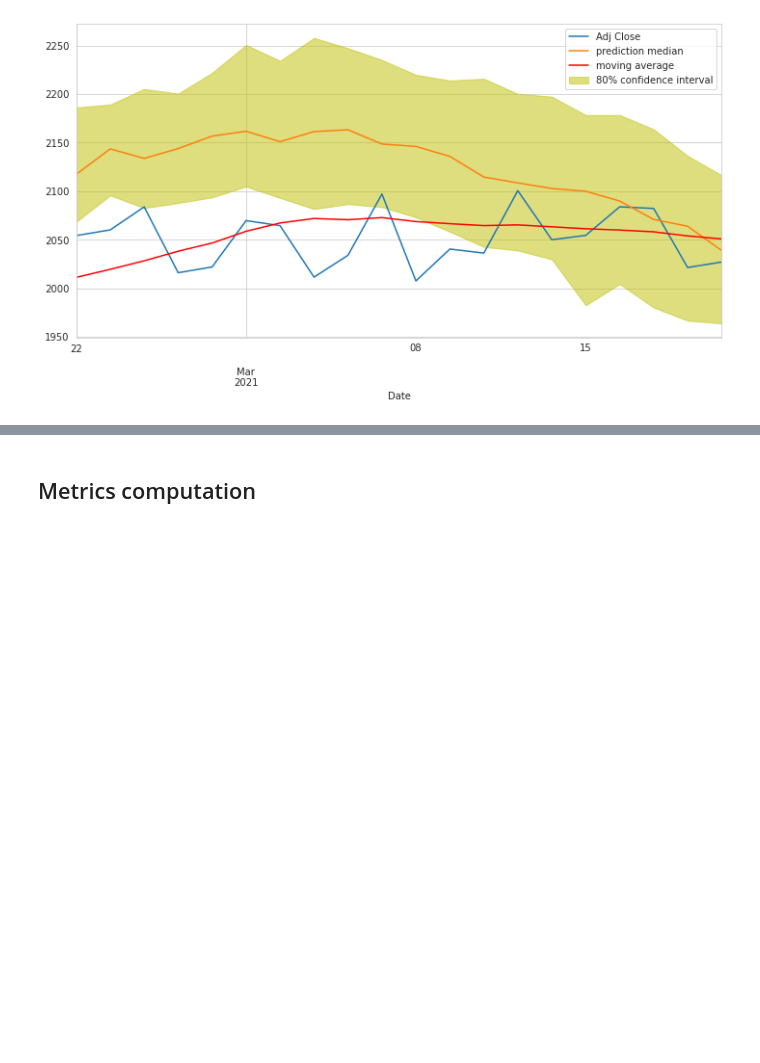
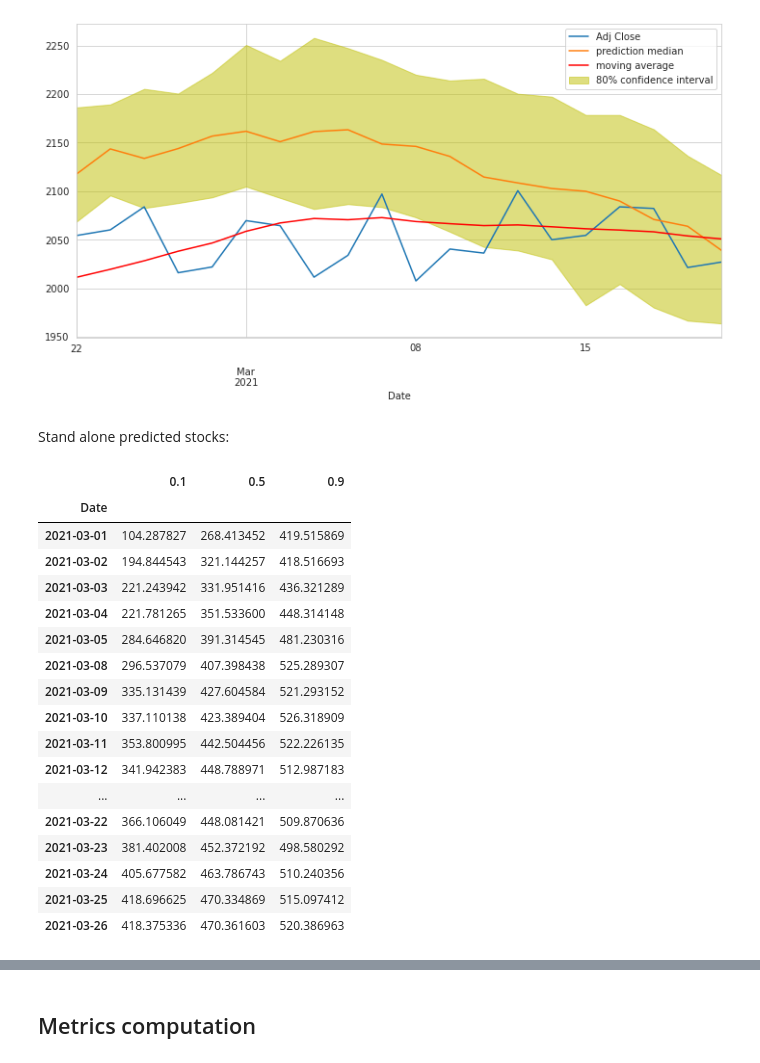
Before and after one commit to alfreedolf/ml-spp, a Jupyter notebook: 3_A.DeepAR-StockPricesPredictions.ipynb, the cells around one changed output, grey strips where cells are left out. Drawn from its saved outputs; the diff is of its cells as text; code cells hidden in the pictures; blank space fills up the shorter version.

Commit message:
feat: impplemented stand alone predictiors

```diff
--- a/3_A.DeepAR-StockPricesPredictions.ipynb
+++ b/3_A.DeepAR-StockPricesPredictions.ipynb
@@ -449,3 +949,26 @@ for i in range(len(test_predictions)):
 [figure]
 [figure]
 [figure]
+# %% [markdown]
+Stand alone predicted stocks:
+# %%
+dsz_valid_predictions[3]
+# %% [output]
+|  | 0.1 | 0.5 | 0.9 |
+| Date |  |  |  |
+| 2021-03-01 | 104.287827 | 268.413452 | 419.515869 |
+| 2021-03-02 | 194.844543 | 321.144257 | 418.516693 |
+| 2021-03-03 | 221.243942 | 331.951416 | 436.321289 |
+| 2021-03-04 | 221.781265 | 351.533600 | 448.314148 |
+| 2021-03-05 | 284.646820 | 391.314545 | 481.230316 |
+| 2021-03-08 | 296.537079 | 407.398438 | 525.289307 |
+| 2021-03-09 | 335.131439 | 427.604584 | 521.293152 |
+| 2021-03-10 | 337.110138 | 423.389404 | 526.318909 |
+| 2021-03-11 | 353.800995 | 442.504456 | 522.226135 |
+| 2021-03-12 | 341.942383 | 448.788971 | 512.987183 |
+| ... | ... | ... | ... |
+| 2021-03-22 | 366.106049 | 448.081421 | 509.870636 |
+| 2021-03-23 | 381.402008 | 452.372192 | 498.580292 |
+| 2021-03-24 | 405.677582 | 463.786743 | 510.240356 |
+| 2021-03-25 | 418.696625 | 470.334869 | 515.097412 |
+| 2021-03-26 | 418.375336 | 470.361603 | 520.386963 |
```
Also changed, not shown: parts of 150 cells of this notebook, 3 other files.
